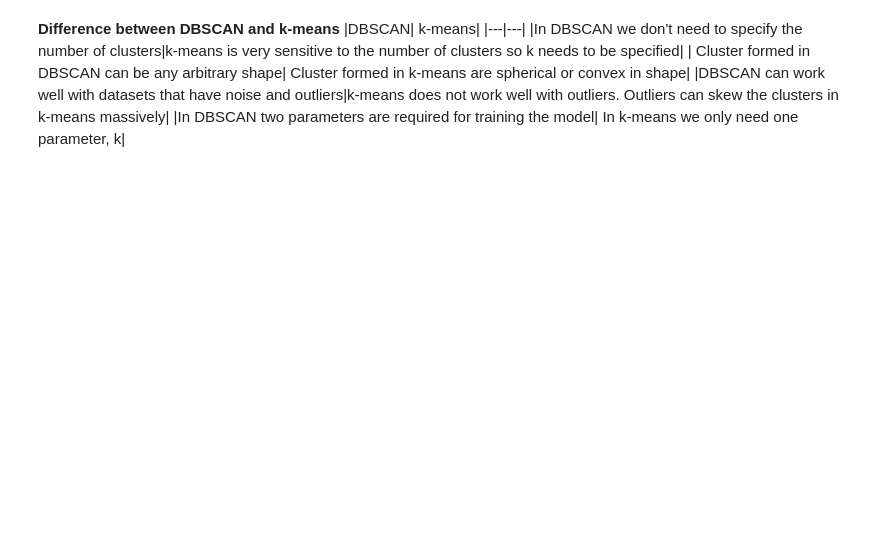
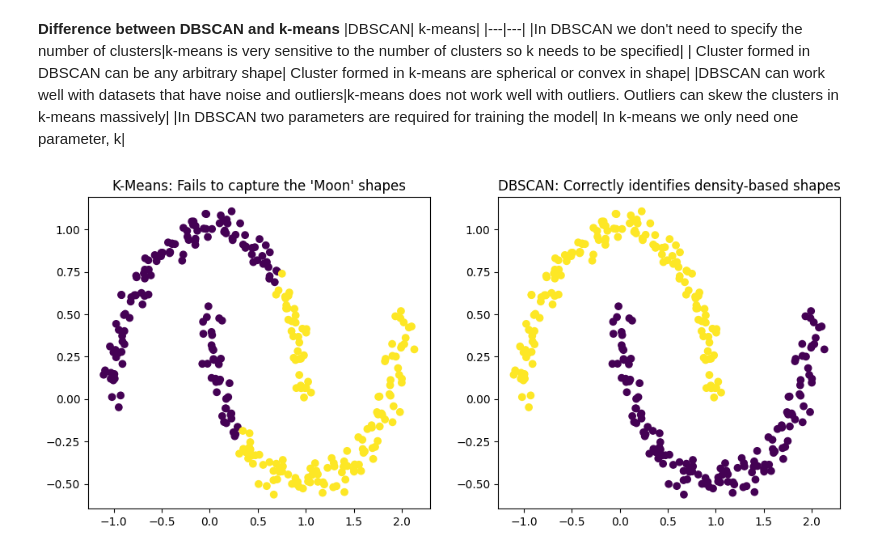
Before and after one commit to johnloane/sd4_dav_26, a Jupyter notebook: MLR/Cluster_Mon.ipynb, the cells around one changed output. Cells and saved outputs as stored; diff of their text form; code cells hidden in the pictures; blank space fills up the shorter version.

```diff
--- a/MLR/Cluster_Mon.ipynb
+++ b/MLR/Cluster_Mon.ipynb
@@ -573,3 +591,28 @@ InvalidIndexError: (slice(None, None, None), 0)
 | Cluster formed in DBSCAN can be any arbitrary shape| Cluster formed in k-means are spherical or convex in shape|
 |DBSCAN can work well with datasets that have noise and outliers|k-means does not work well with outliers. Outliers can skew the clusters in k-means massively|
 |In DBSCAN two parameters are required for training the model| In k-means we only need one parameter, k|
+# %%
+import matplotlib.pyplot as plt
+from sklearn.datasets import make_moons
+from sklearn.cluster import KMeans, DBSCAN
+
+# Generate "Moon" shaped data
+X, _ = make_moons(n_samples=300, noise=0.05, random_state=42)
+
+# Run K-Means
+km = KMeans(n_clusters=2, random_state=42).fit(X)
+
+# Run DBSCAN
+db = DBSCAN(eps=0.2, min_samples=5).fit(X)
+
+# Plotting the results
+fig, (ax1, ax2) = plt.subplots(1, 2, figsize=(12, 5))
+
+ax1.scatter(X[:, 0], X[:, 1], c=km.labels_, cmap='viridis')
+ax1.set_title("K-Means: Fails to capture the 'Moon' shapes")
+
+ax2.scatter(X[:, 0], X[:, 1], c=db.labels_, cmap='viridis')
+ax2.set_title("DBSCAN: Correctly identifies density-based shapes")
+plt.show()
+# %% [output]
+[figure, added]
```
Also changed, not shown: parts of 13 cells of this notebook.
